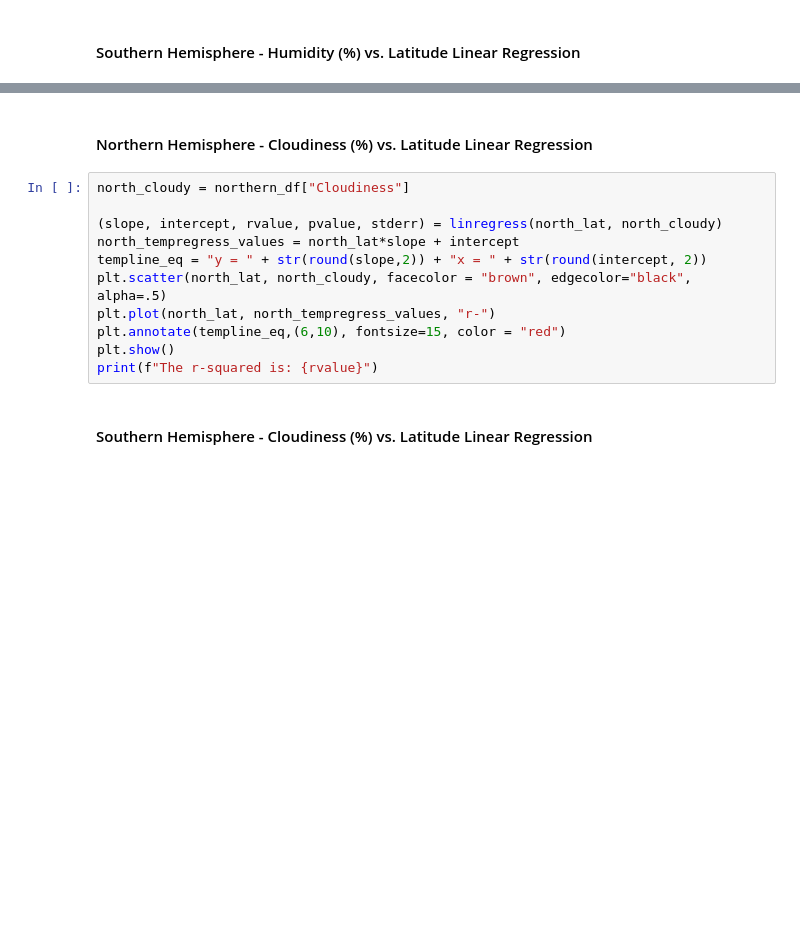
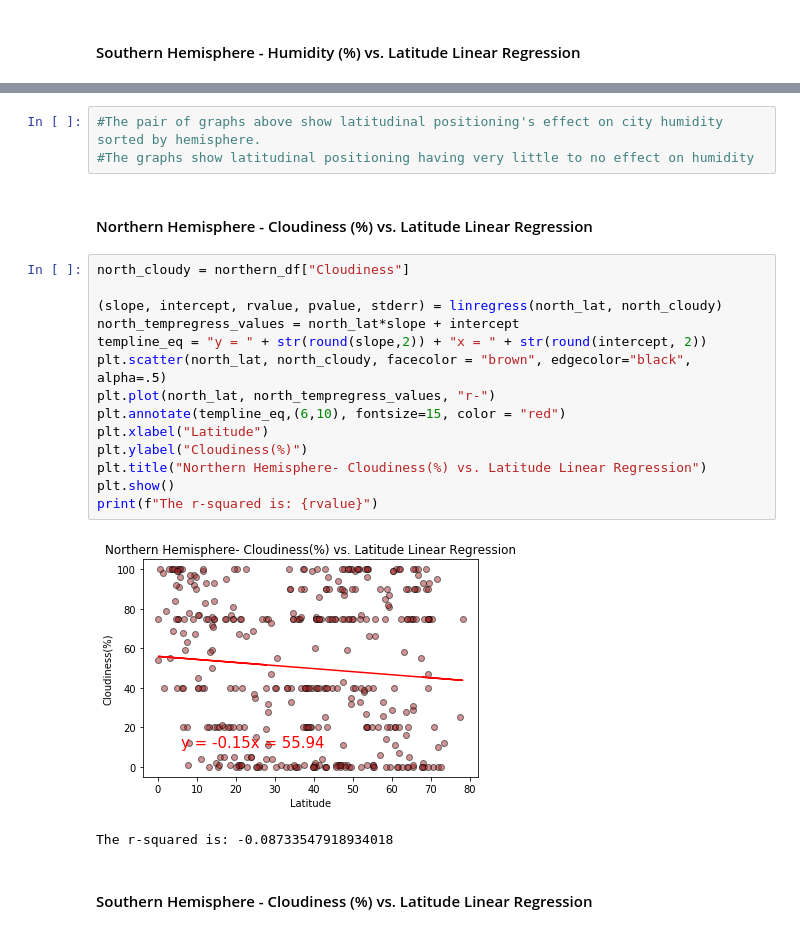
Before and after one commit to Bcliffwm/python-api-challenge, a Jupyter notebook: starter_code/WeatherPy.ipynb, the cells around one changed output, grey strips where cells are left out. Cells and saved outputs as stored; diff of their text form; blank space fills up the shorter version.

```diff
--- a/starter_code/WeatherPy.ipynb
+++ b/starter_code/WeatherPy.ipynb
@@ -305,16 +321,25 @@ print(f"The r-squared is: {rvalue}")
 The r-squared is: 0.14689473425583074
+# %%
+#The pair of graphs above show latitudinal positioning's effect on city humidity sorted by hemisphere.
+#The graphs show latitudinal positioning having very little to no effect on humidity
 # %% [markdown]
 ####  Northern Hemisphere - Cloudiness (%) vs. Latitude Linear Regression
 # %%
 north_cloudy = northern_df["Cloudiness"]
 
 (slope, intercept, rvalue, pvalue, stderr) = linregress(north_lat, north_cloudy)
 north_tempregress_values = north_lat*slope + intercept
 templine_eq = "y = " + str(round(slope,2)) + "x = " + str(round(intercept, 2))
 plt.scatter(north_lat, north_cloudy, facecolor = "brown", edgecolor="black", alpha=.5)
 plt.plot(north_lat, north_tempregress_values, "r-")
 plt.annotate(templine_eq,(6,10), fontsize=15, color = "red")
+plt.xlabel("Latitude")
+plt.ylabel("Cloudiness(%)")
+plt.title("Northern Hemisphere- Cloudiness(%) vs. Latitude Linear Regression")
 plt.show()
 print(f"The r-squared is: {rvalue}")
+# %% [output]
+[figure, added]
+The r-squared is: -0.08733547918934018
 # %% [markdown]
 ####  Southern Hemisphere - Cloudiness (%) vs. Latitude Linear Regression
```
Also changed, not shown: parts of 9 cells of this notebook.
